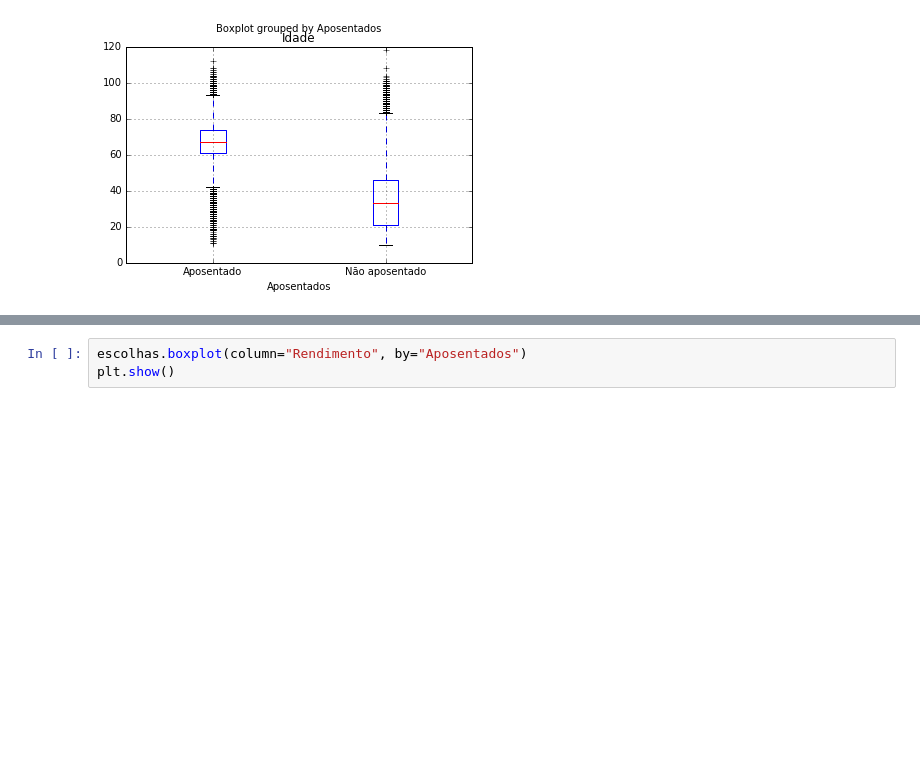
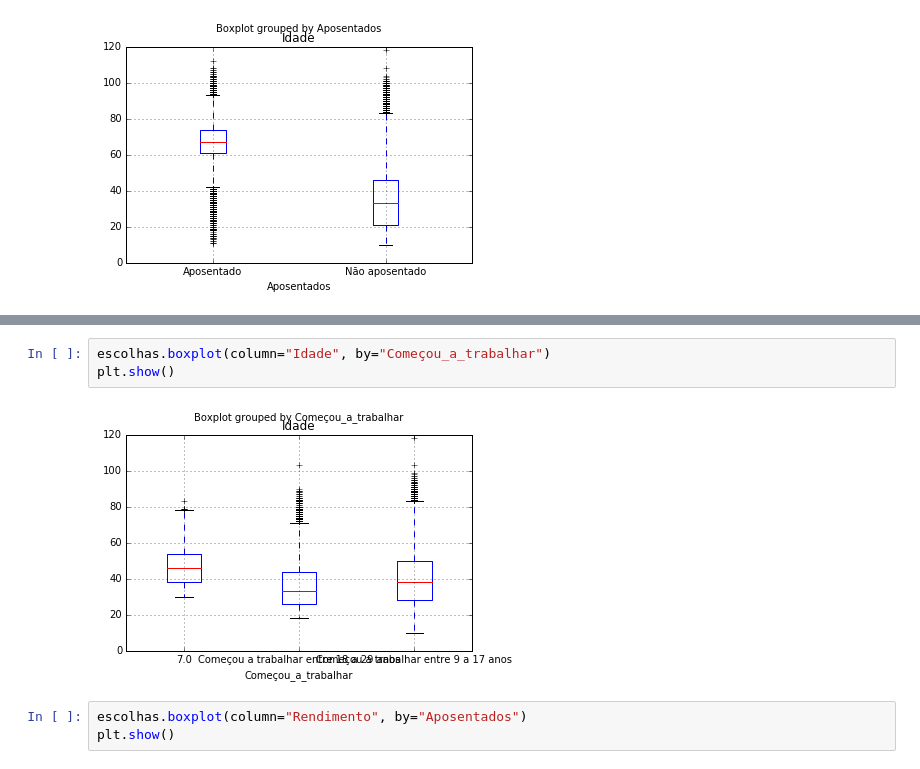
Before and after one commit to brunodratcu/CD, a Jupyter notebook: Projeto1/Projeto1 Layout.ipynb, the cells around one changed output, grey strips where cells are left out. Saved outputs shown, nothing was run; the diff lists cells and outputs as text; blank space fills up the shorter version.

```diff
--- a/Projeto1/Projeto1 Layout.ipynb
+++ b/Projeto1/Projeto1 Layout.ipynb
@@ -524,3 +529,8 @@ plt.show()
+# %%
+escolhas.boxplot(column="Idade", by="Começou_a_trabalhar")
+plt.show()
+# %% [output]
+[figure, added]
 # %%
 escolhas.boxplot(column="Rendimento", by="Aposentados")
 plt.show()
```
Also changed, not shown: parts of 1 cell of this notebook.
